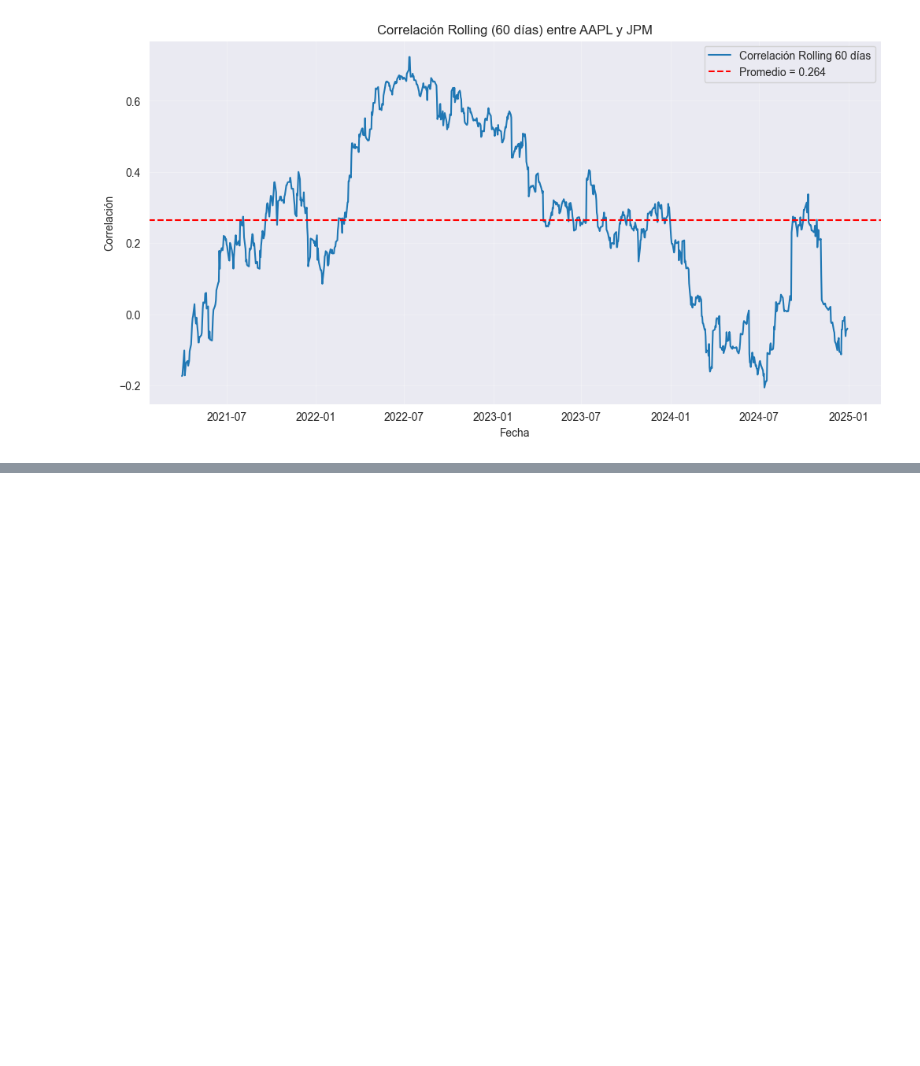
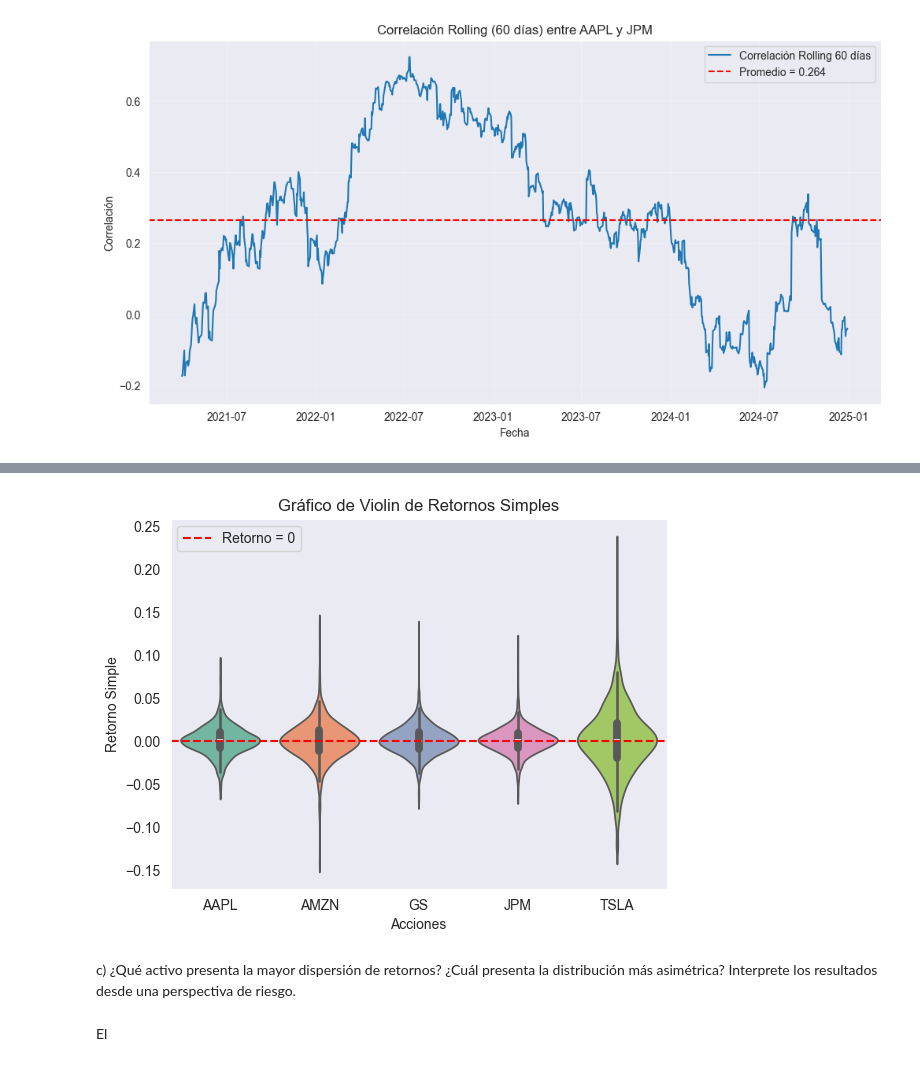
Before and after one commit to Felipe-Lopez-Vergara/ds_finance_-Lopez-, a Jupyter notebook: notebooks/HW_Sesion_2.ipynb, the cells around one changed output, grey strips where cells are left out. Saved outputs shown, nothing was run; the diff lists cells and outputs as text; code cells hidden in the pictures; blank space fills up the shorter version.

```diff
--- a/notebooks/HW_Sesion_2.ipynb
+++ b/notebooks/HW_Sesion_2.ipynb
@@ -392,0 +405,23 @@ plt.show()
+# %%
+#Gráfico de violin
+
+sns.violinplot(data=retornos_simple, orient = 'v', palette='Set2')
+
+#Línea Horizontal en y=0
+plt.axhline(y=0,
+            color='red',
+            linestyle='--',
+            linewidth=1.5,
+            label='Retorno = 0')
+
+plt.title('Gráfico de Violin de Retornos Simples')
+plt.xlabel('Acciones')
+plt.ylabel('Retorno Simple')
+plt.legend()
+plt.show()
+# %% [output]
+[figure, added]
+# %% [markdown]
+c) ¿Qué activo presenta la mayor dispersión de retornos? ¿Cuál presenta la distribución más asimétrica? Interprete los resultados desde una perspectiva de riesgo.
+# %% [markdown]
+El
```
Also changed, not shown: parts of 17 cells of this notebook.
